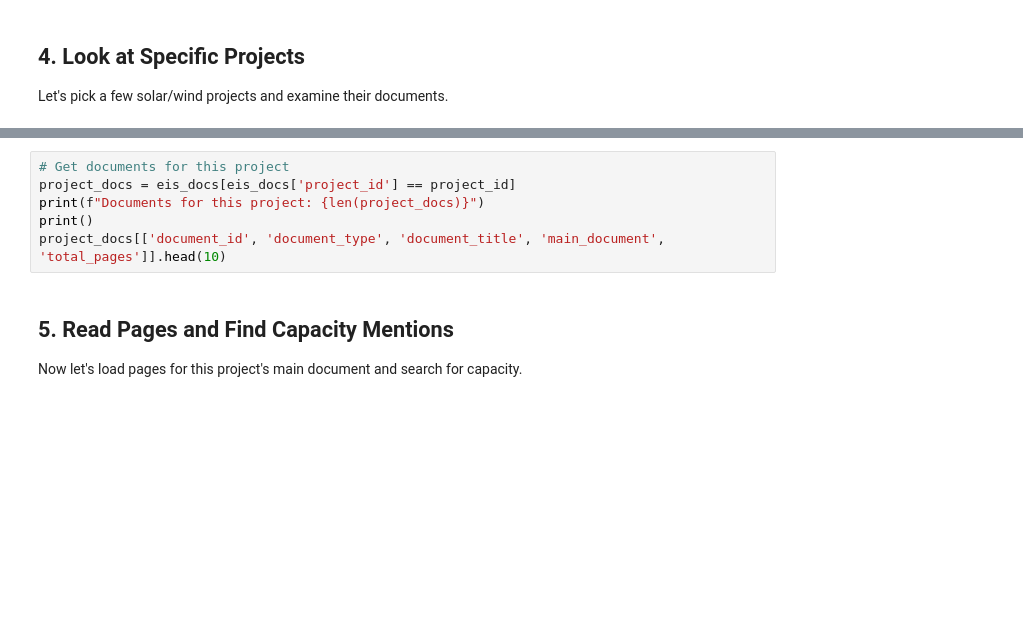
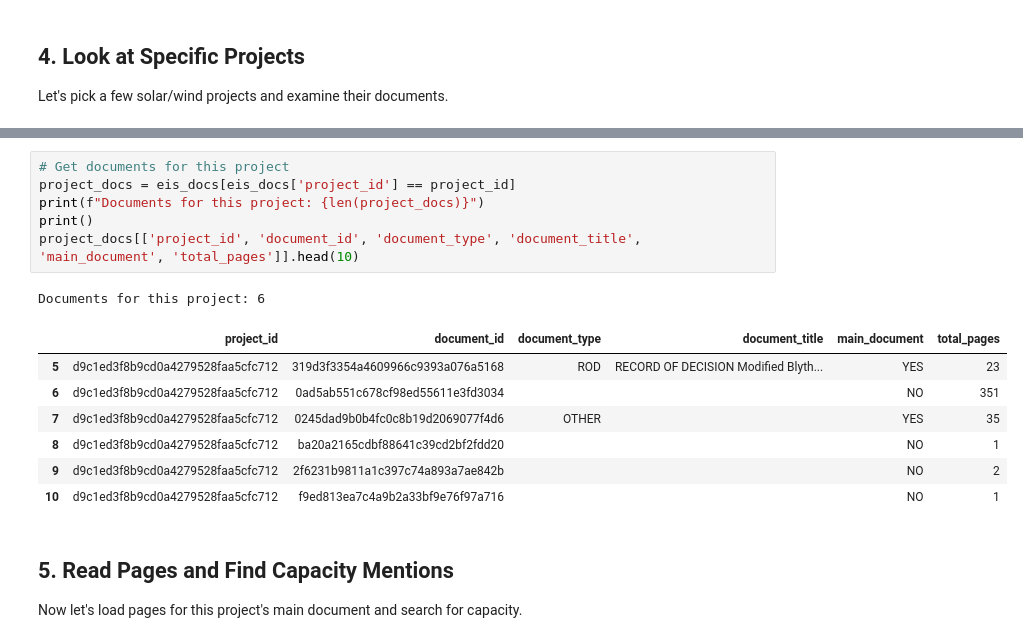
Before and after one commit to kaseyzapatka/nepa, a Jupyter notebook: notebooks/explore_gencap.ipynb, the cells around one changed output, grey strips where cells are left out. Cells and saved outputs as stored; diff of their text form; blank space fills up the shorter version.

```diff
--- a/notebooks/explore_gencap.ipynb
+++ b/notebooks/explore_gencap.ipynb
@@ -126,9 +184,18 @@ else:
 # %%
 # Get documents for this project
 project_docs = eis_docs[eis_docs['project_id'] == project_id]
 print(f"Documents for this project: {len(project_docs)}")
 print()
-project_docs[['document_id', 'document_type', 'document_title', 'main_document', 'total_pages']].head(10)
+project_docs[['project_id', 'document_id', 'document_type', 'document_title', 'main_document', 'total_pages']].head(10)
+# %% [output]
+Documents for this project: 6
+|  | project_id | document_id | document_type | document_title | main_document | total_pages |
+| 5 | d9c1ed3f8b9cd0a4279528faa5cfc712 | 319d3f3354a4609966c9393a076a5168 | ROD | RECORD OF DECISION Modified Blyth... | YES | 23 |
+| 6 | d9c1ed3f8b9cd0a4279528faa5cfc712 | 0ad5ab551c678cf98ed55611e3fd3034 |  |  | NO | 351 |
+| 7 | d9c1ed3f8b9cd0a4279528faa5cfc712 | 0245dad9b0b4fc0c8b19d2069077f4d6 | OTHER |  | YES | 35 |
+| 8 | d9c1ed3f8b9cd0a4279528faa5cfc712 | ba20a2165cdbf88641c39cd2bf2fdd20 |  |  | NO | 1 |
+| 9 | d9c1ed3f8b9cd0a4279528faa5cfc712 | 2f6231b9811a1c397c74a893a7ae842b |  |  | NO | 2 |
+| 10 | d9c1ed3f8b9cd0a4279528faa5cfc712 | f9ed813ea7c4a9b2a33bf9e76f97a716 |  |  | NO | 1 |
 # %% [markdown]
 ## 5. Read Pages and Find Capacity Mentions
 
```
Also changed, not shown: parts of 12 cells of this notebook, 1 other file.
